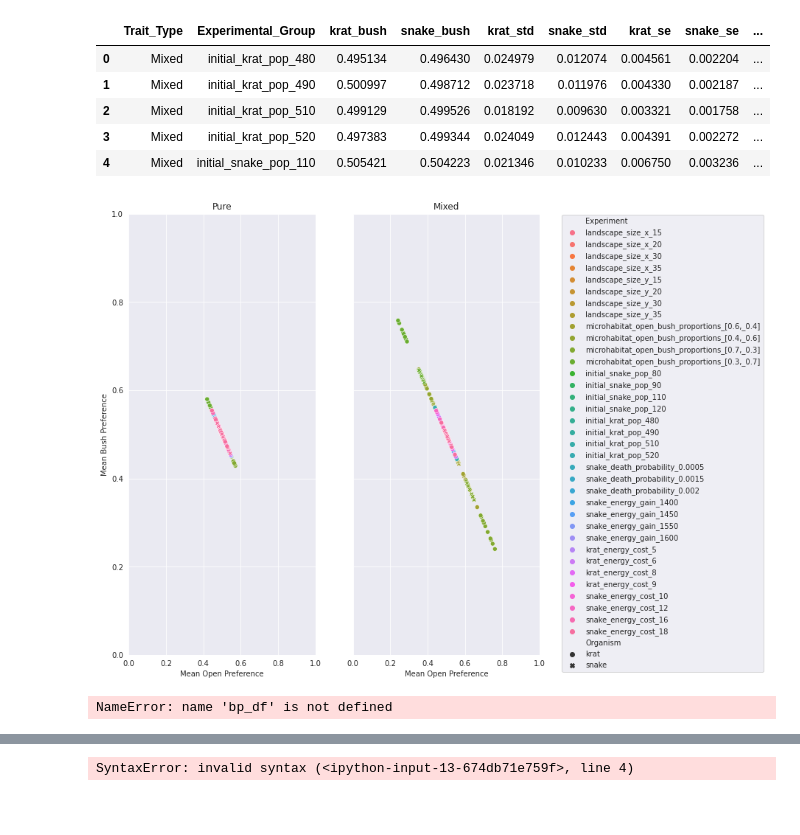
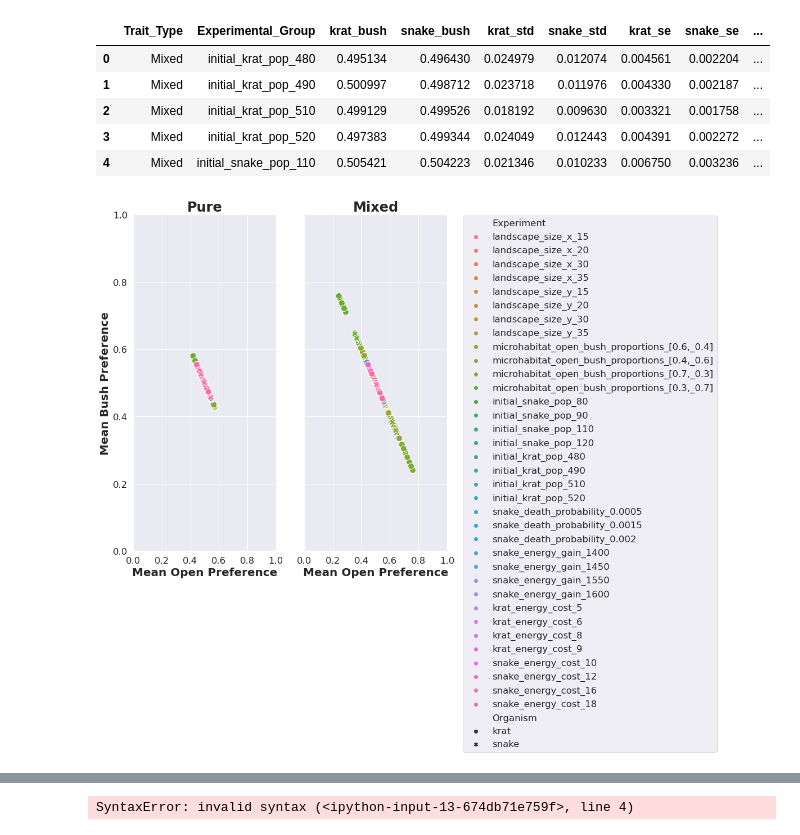
Before and after one commit to michaelremington2/uumarrty_post_sim_analysis, a Jupyter notebook: sensitivity_analysis.ipynb, the cells around one changed output, grey strips where cells are left out. Drawn from its saved outputs; the diff is of its cells as text; code cells hidden in the pictures; blank space fills up the shorter version.

```diff
--- a/sensitivity_analysis.ipynb
+++ b/sensitivity_analysis.ipynb
@@ -90,29 +90,29 @@ bp_df.head()
 | 4 | Mixed | initial_snake_pop_110 | 0.505421 | 0.504223 | 0.021346 | 0.010233 | 0.006750 | 0.003236 | ... |
 # %%
 sns.set_style("darkgrid")
+sns.set(font_scale=1.5)
+
+
 fig, axes = plt.subplots(1, 2, sharey=True, figsize=(10,11))
 
 
-sns.scatterplot(ax=axes[0], data=pure_totals,
+pure = sns.scatterplot(ax=axes[0], data=pure_totals,
                 x="mean_open_pref", y="mean_bush_pref",
-                style="Organism", hue="Experiment").set(title='Pure',
-                                                   ylabel = "Mean Bush Preference",
-                                                   xlabel = "Mean Open Preference",
-                                                   xlim=(0, 1),
-                                                   ylim=(0,1))
+                style="Organism", hue="Experiment", s=120)
+pure.set(xlim=(0,1), ylim=(0,1))
+pure.set_title('Pure', fontdict= { 'fontsize': 24, 'fontweight':'bold'})
+pure.set_xlabel("Mean Open Preference", fontdict= { 'fontsize': 20, 'fontweight':'bold'})
+pure.set_ylabel("Mean Bush Preference", fontdict= { 'fontsize': 20, 'fontweight':'bold'})
 axes[0].legend_.remove()
-sns.scatterplot(ax=axes[1],data=mixed_totals,
+plt.title('Pure', weight='bold').set_fontsize('18')
+mixed = sns.scatterplot(ax=axes[1],data=mixed_totals,
                 x="mean_open_pref", y="mean_bush_pref",
-                style="Organism", hue="Experiment").set(title='Mixed',
-                                                   ylabel = "Mean Bush Preference",
-                                                   xlabel = "Mean Open Preference",
-                                                   xlim=(0, 1),
-                                                   ylim=(0,1))
-axes[1].legend(bbox_to_anchor=(2.2, 1),loc='upper right', borderaxespad=0.1)
-plt.savefig('/home/mremington/Documents/uumarrty_post_sim/uumarrty_post_sim_analysis/images/figs/sensitivity.png')
+                style="Organism", hue="Experiment", s=120)
+mixed.set(xlim=(0,1), ylim=(0,1))
+mixed.set_title('Mixed', fontdict= { 'fontsize': 24, 'fontweight':'bold'})
+mixed.set_xlabel("Mean Open Preference", fontdict= { 'fontsize': 20, 'fontweight':'bold'})
+mixed.set_ylabel("Mean Bush Preference", fontdict= { 'fontsize': 20, 'fontweight':'bold'})
+axes[1].legend(bbox_to_anchor=(2.9, 1),loc='upper right', borderaxespad=0.1)
+plt.savefig('/home/mremington/Documents/uumarrty_post_sim/uumarrty_post_sim_analysis/images/figs/sensitivity.png', bbox_inches='tight')
 # %% [output]
-[figure, old version]
+[figure, new version]
-# %%
-bp_df.head(50)
-# %% [output]
-NameError: name 'bp_df' is not defined
```
Also changed, not shown: parts of 1 cell of this notebook, 3 other files.
